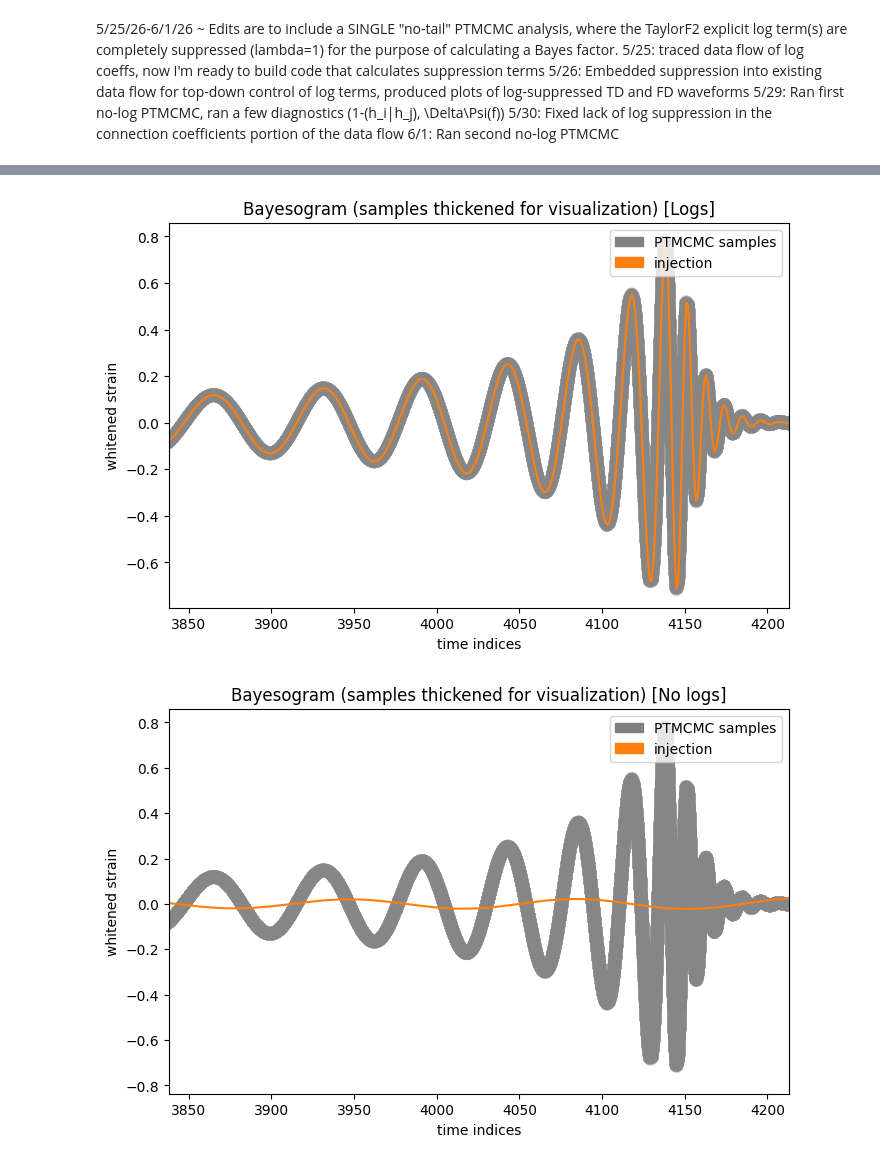
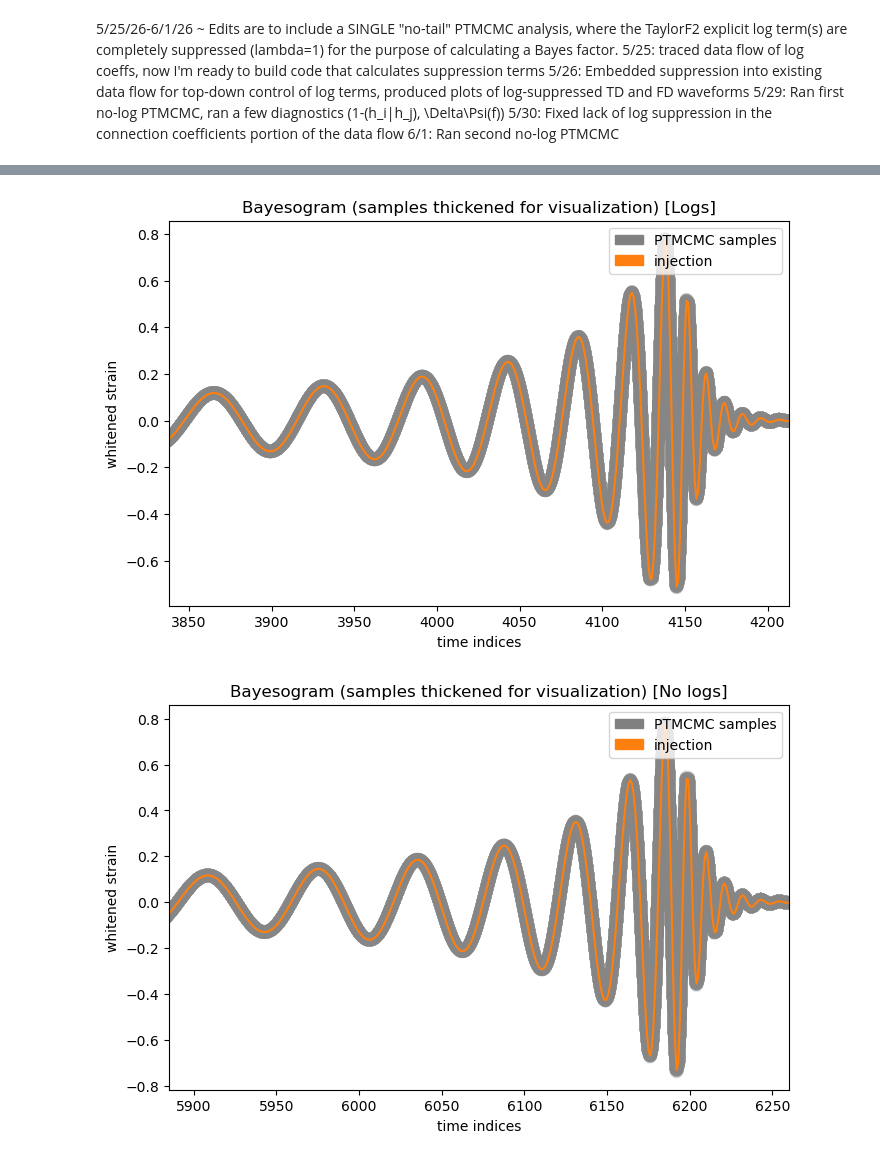
Before and after one commit to jimmy-gw/GWTails_ParameterEstimation, a Jupyter notebook: LOGSvsNOLOGS.ipynb, the cells around one changed output, grey strips where cells are left out. Cells and saved outputs as stored; diff of their text form; code cells hidden in the pictures.

```diff
--- a/LOGSvsNOLOGS.ipynb
+++ b/LOGSvsNOLOGS.ipynb
@@ -129,5 +129,5 @@ samples_suppressed, lnposts_suppressed, temp_ladder_suppressed = PTMCMC(num_samp
                                        ln_posterior_func=l.ln_posterior,
                                        jump_proposals=jump_proposals,
                                        PT_swap_weight=10,
-                                       lambda25=1, lambda3=1)
+                                       lambda15=d.lambda15, lambda25=d.lambda25, lambda3=d.lambda3, lambda35=d.lambda35)
 # %% [output]
@@ -285,33 +286,33 @@ plt.xlabel('time indices')
 plt.ylabel('whitened strain')
 plt.title('Bayesogram (samples thickened for visualization) [Logs]')
 plt.show()
 
 ## no logs
 #npad = int(wg.f[0] / wg.df)
 whitened_FD_waveform_inj_suppressed = np.pad(d.data_FD_waveform_suppressed / l.sqrtS, (npad, 0))
 TD_waveform_inj_suppressed = np.fft.irfft(whitened_FD_waveform_inj_suppressed)
 roll_amt_suppressed = TD_waveform_inj_suppressed.shape[0] // 2
 TD_waveform_inj_suppressed = np.roll(TD_waveform_inj_suppressed, roll_amt_suppressed)
 
 #num_draws = 100
 #draw_ndxs = np.random.choice(np.arange(burnin, num_samples), num_draws)
 plt.figure(figsize=(8, 5))
 for ndx in draw_ndxs:
-    whitened_FD_waveform_suppressed = np.pad(wg.FD_waveform(samples_suppressed[0, ndx]) / l.sqrtS, (npad, 0))
+    whitened_FD_waveform_suppressed = np.pad(wg.FD_waveform(samples_suppressed[0, ndx], d.lambda15, d.lambda25, d.lambda3, d.lambda35) / l.sqrtS, (npad, 0))
     TD_waveform_suppressed = np.fft.irfft(whitened_FD_waveform_suppressed)
     TD_waveform_suppressed = np.roll(TD_waveform_suppressed, roll_amt_suppressed)
     plt.plot(TD_waveform_suppressed, color='grey', alpha=1.0/num_draws, lw=10)
 plt.plot(TD_waveform_inj_suppressed, color='C1')
 #grey_patch = mpatches.Patch(color='grey', label='PTMCMC samples')
 #orange_patch = mpatches.Patch(color='C1', label='injection')
 #handles, labels = plt.gca().get_legend_handles_labels()
 #handles += [grey_patch, orange_patch]
 plt.legend(handles=handles, loc='upper right')
 plt.xlim(np.argmax(TD_waveform_suppressed) - 300, np.argmax(TD_waveform_suppressed) + 75)
 plt.xlabel('time indices')
 plt.ylabel('whitened strain')
 plt.title('Bayesogram (samples thickened for visualization) [No logs]')
 plt.show()
 # %% [output]
-[figure, old version]
+[figure, new version]
-[figure, old version]
+[figure, new version]
```
Also changed, not shown: parts of 7 cells of this notebook, 8 other files.
